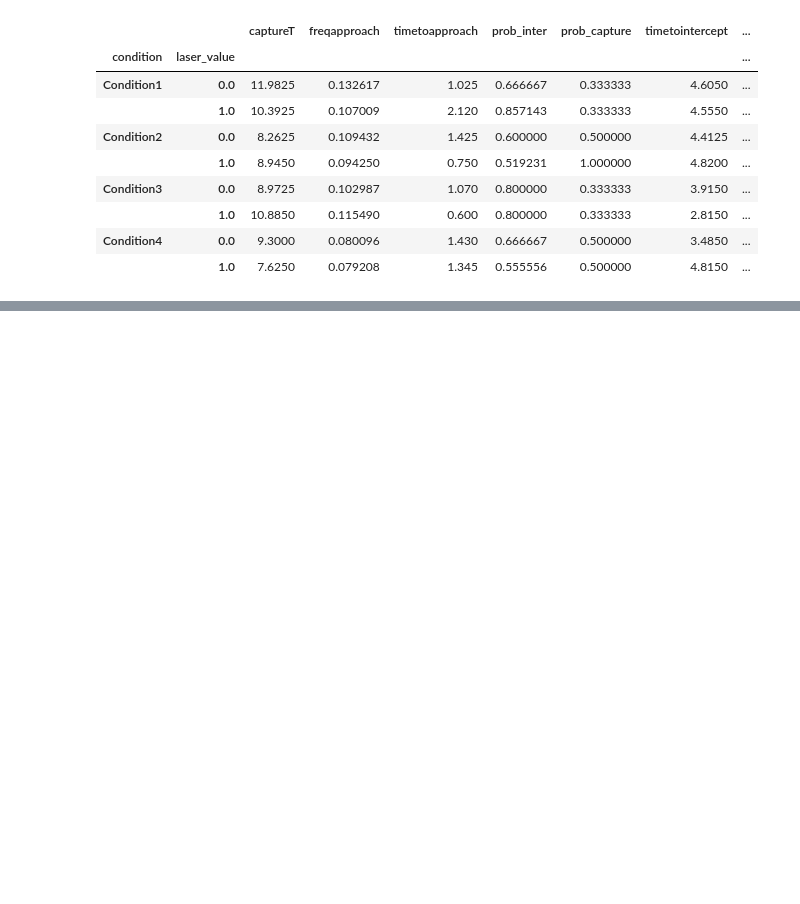
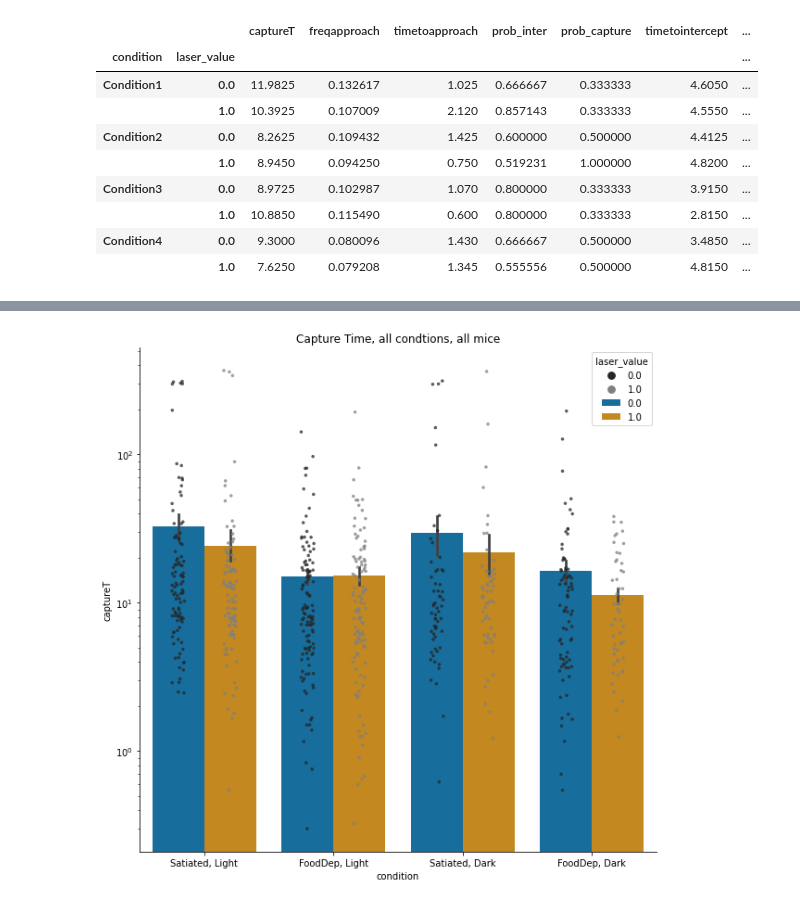
Before and after one commit to wehr-lab/Prey_Capture_Python, a Jupyter notebook: notebooks/groupmetrics_v2.ipynb, the cells around one changed output, grey strips where cells are left out. Drawn from its saved outputs; the diff is of its cells as text; code cells hidden in the pictures; blank space fills up the shorter version.

```diff
--- a/notebooks/groupmetrics_v2.ipynb
+++ b/notebooks/groupmetrics_v2.ipynb
@@ -774,0 +558,11 @@ med_nandf
+# %%
+plt.figure(figsize=(10,10))
+ax=sns.barplot(data=df, x='condition', y='captureT', hue='laser_value', ci=68, palette="colorblind", hue_order=hue_order)
+ax= sns.stripplot(x='condition', y='captureT', hue='laser_value',dodge=True, data=df, color='gray', size=3.5, alpha=0.75, hue_order=hue_order)
+ax.set_yscale('log')
+plt.title('Capture Time, all condtions, all mice')
+plt.xticks([0,1,2,3],['Satiated, Light', 'FoodDep, Light', 'Satiated, Dark', 'FoodDep, Dark'])
+# plt.ylim(0,50)
+sns.despine()
+# %% [output]
+[figure, added]
```
Also changed, not shown: parts of 209 cells of this notebook, 2 other files.
